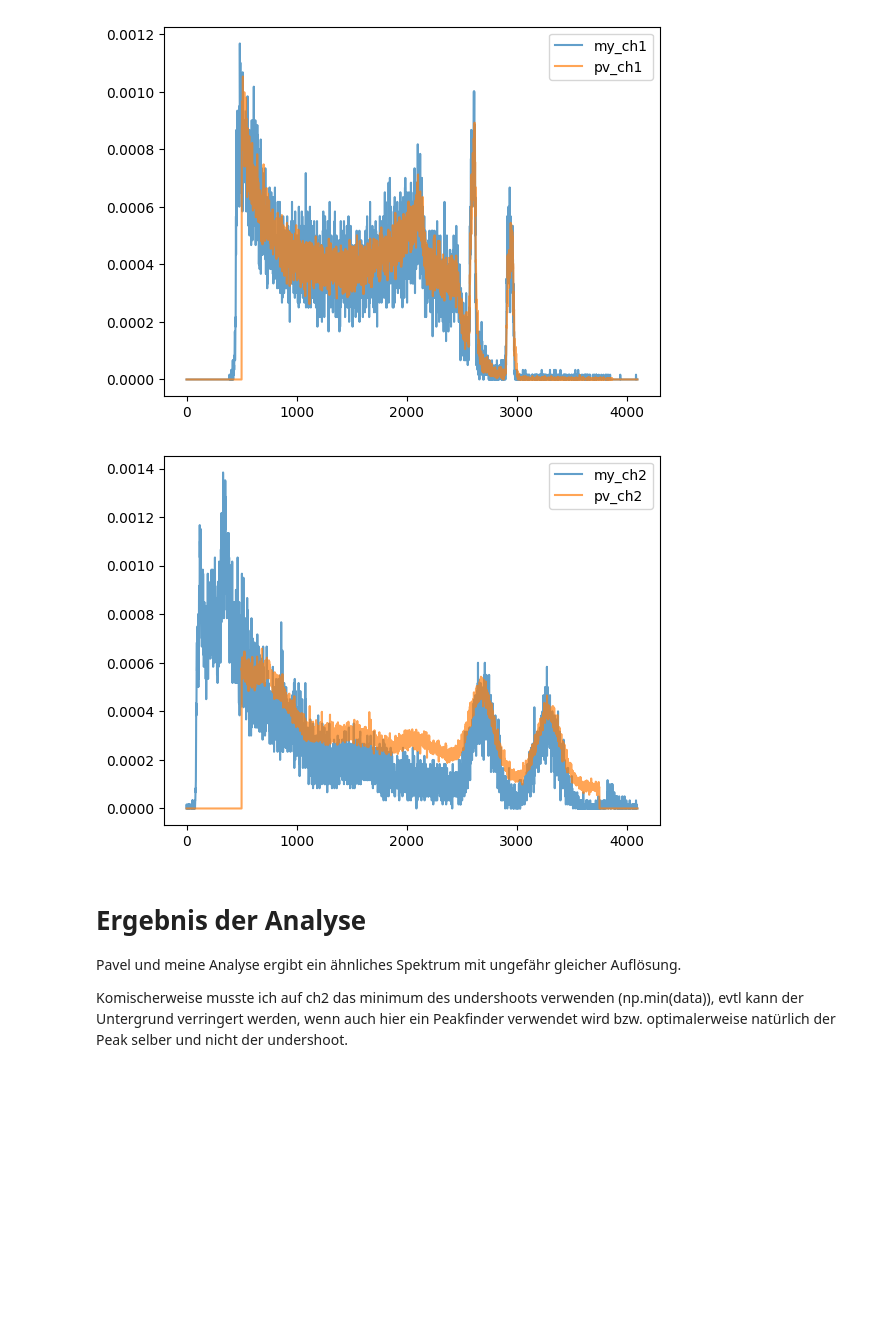
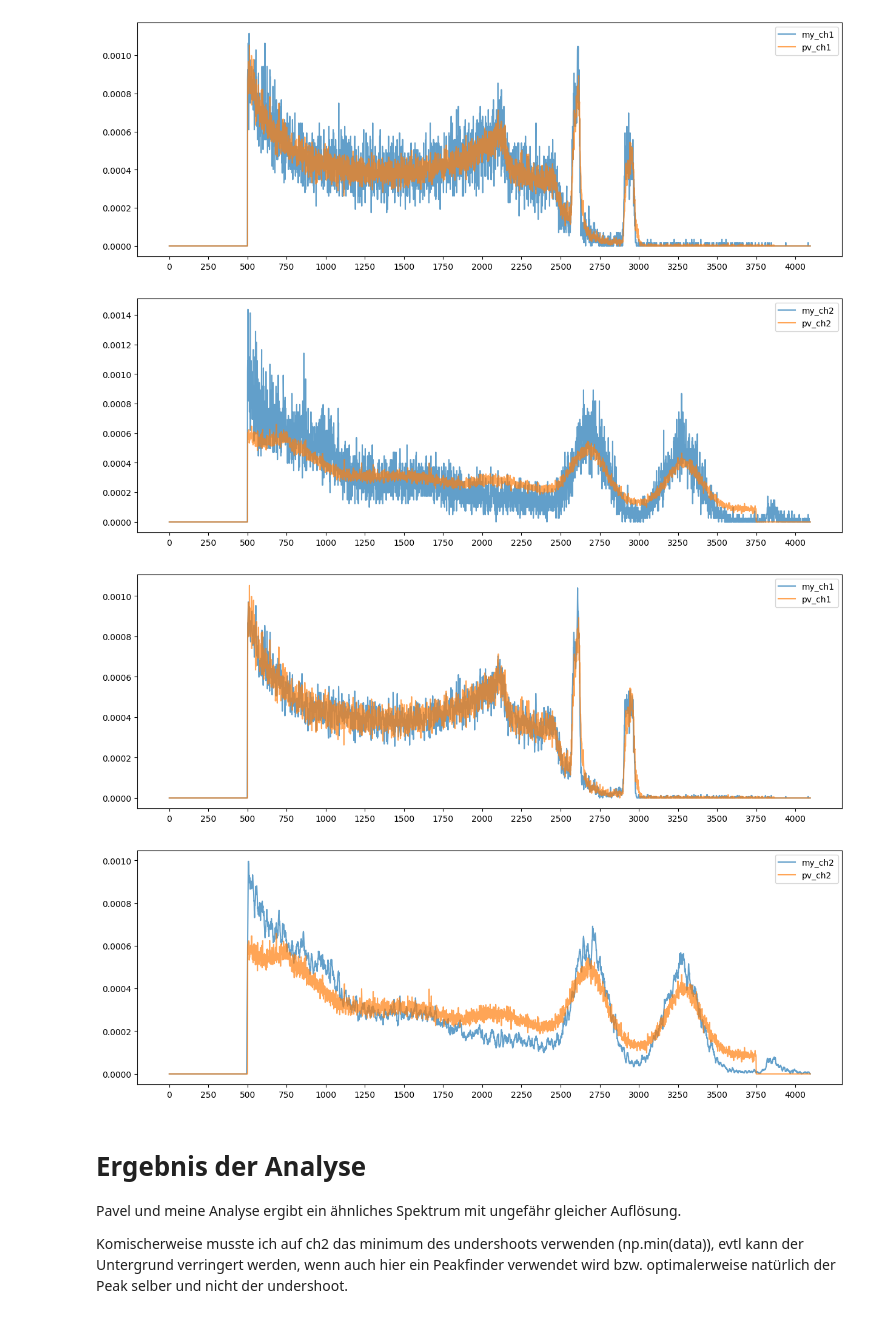
Before and after one commit to JulianBaader/redpitaya-daq-coincidence, a Jupyter notebook: measurements/3_7/analysis_hist.ipynb, the cells around one changed output. Drawn from its saved outputs; the diff is of its cells as text; code cells hidden in the pictures; blank space fills up the shorter version.

```diff
--- a/measurements/3_7/analysis_hist.ipynb
+++ b/measurements/3_7/analysis_hist.ipynb
@@ -1,5 +1,7 @@
 # %%
 import matplotlib.pyplot as plt
+import matplotlib
+matplotlib.rcParams['figure.figsize'] = [15, 5]
 
 import numpy as np
 
@@ -19,8 +21,6 @@ sys.path.append(project_root)
 #from helpers.read_tar_parquet_to_df import process_parquet_files_from_tar
 
 colors ={'ch1':'tab:blue','ch2':'tab:orange'}
-
-#print(sys.path)
 # %%
 hist_pv_ch1 = np.loadtxt('./3_7_hist/ch1_Ge.hst')
 hist_pv_ch2 = np.loadtxt('./3_7_hist/ch2_Na.hst')
@@ -33,8 +33,12 @@ max_channel=len(hist_pv_ch1)
 
 bins=np.linspace(0,max_channel-1,max_channel)
 bins_np=np.linspace(0,max_channel,max_channel+1)
+ticks=np.linspace(0,4000,16+1)
 
 
 hist_my_ch1, bins_my_ch1 = np.histogram(pd.read_csv('analyzed_pulses/ch1_pulses_pvlike.txt',delimiter='	')['ch1_height'],bins=bins_np)
 hist_my_ch2, bins_my_ch2 = np.histogram(-pd.read_csv('analyzed_pulses/ch2_minimum.txt',delimiter='	')['ch2_height'],bins=bins_np)
+
+hist_my_ch1[0:500] = 0
+hist_my_ch2[0:500] = 0
 # %%
@@ -56,16 +63,45 @@ plt.show()
 # %%
-plt.plot(bins,hist_my_ch1/np.sum(hist_my_ch1),alpha=.7,label="my_ch1")
-plt.plot(bins,hist_pv_ch1/np.sum(hist_pv_ch1),alpha=.7,label="pv_ch1")
+norm_my_ch1 = hist_my_ch1/np.sum(hist_my_ch1)
+norm_my_ch2 = hist_my_ch2/np.sum(hist_my_ch2)
+
+norm_pv_ch1 = hist_pv_ch1/np.sum(hist_pv_ch1)
+norm_pv_ch2 = hist_pv_ch2/np.sum(hist_pv_ch2)
+
+plt.plot(bins,norm_my_ch1,alpha=.7,label="my_ch1")
+plt.plot(bins,norm_pv_ch1,alpha=.7,label="pv_ch1")
+plt.xticks(ticks)
 plt.legend()
 plt.show()
 
-plt.plot(bins,hist_my_ch2/np.sum(hist_my_ch2),alpha=.7,label="my_ch2")
-plt.plot(bins,hist_pv_ch2/np.sum(hist_pv_ch2),alpha=.7,label="pv_ch2")
+plt.plot(bins,norm_my_ch2,alpha=.7,label="my_ch2")
+plt.plot(bins,norm_pv_ch2,alpha=.7,label="pv_ch2")
+plt.xticks(ticks)
 plt.legend()
 plt.show()
 # %% [output]
-[figure, old version]
+[figure, new version]
-[figure, old version]
+[figure, new version]
+# %%
+smoothed_my_ch1 = ppk.meanFilter(hist_my_ch1, width=2)
+smoothed_my_ch2 = ppk.meanFilter(hist_my_ch2, width=10)
+
+smoothed_norm_my_ch1 = smoothed_my_ch1/np.sum(smoothed_my_ch1)
+smoothed_norm_my_ch2 = smoothed_my_ch2/np.sum(smoothed_my_ch2)
+
+plt.plot(bins,smoothed_norm_my_ch1,alpha=.7,label="my_ch1")
+plt.plot(bins,norm_pv_ch1,alpha=.7,label="pv_ch1")
+plt.xticks(ticks)
+plt.legend()
+plt.show()
+
+plt.plot(bins,smoothed_norm_my_ch2,alpha=.7,label="my_ch2")
+plt.plot(bins,norm_pv_ch2,alpha=.7,label="pv_ch2")
+plt.xticks(ticks)
+plt.legend()
+plt.show()
+# %% [output]
+[figure, added]
+[figure, added]
 # %% [markdown]
 # Ergebnis der Analyse
 
```
Also changed, not shown: parts of 3 cells of this notebook, 3 other files.
